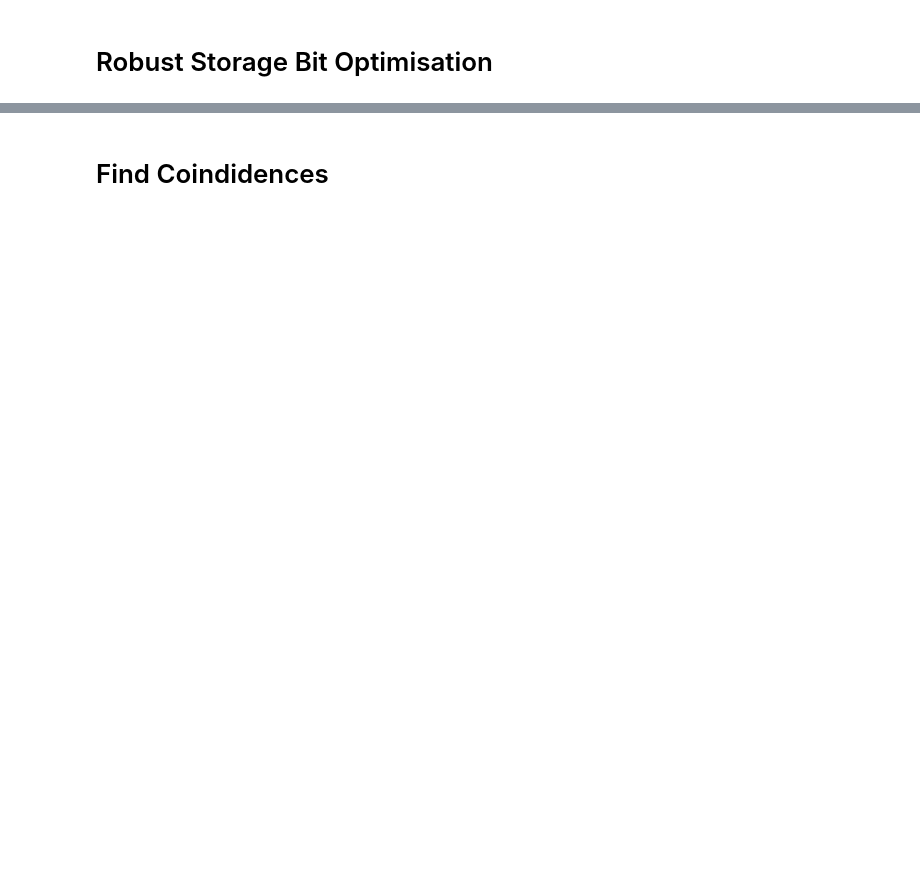
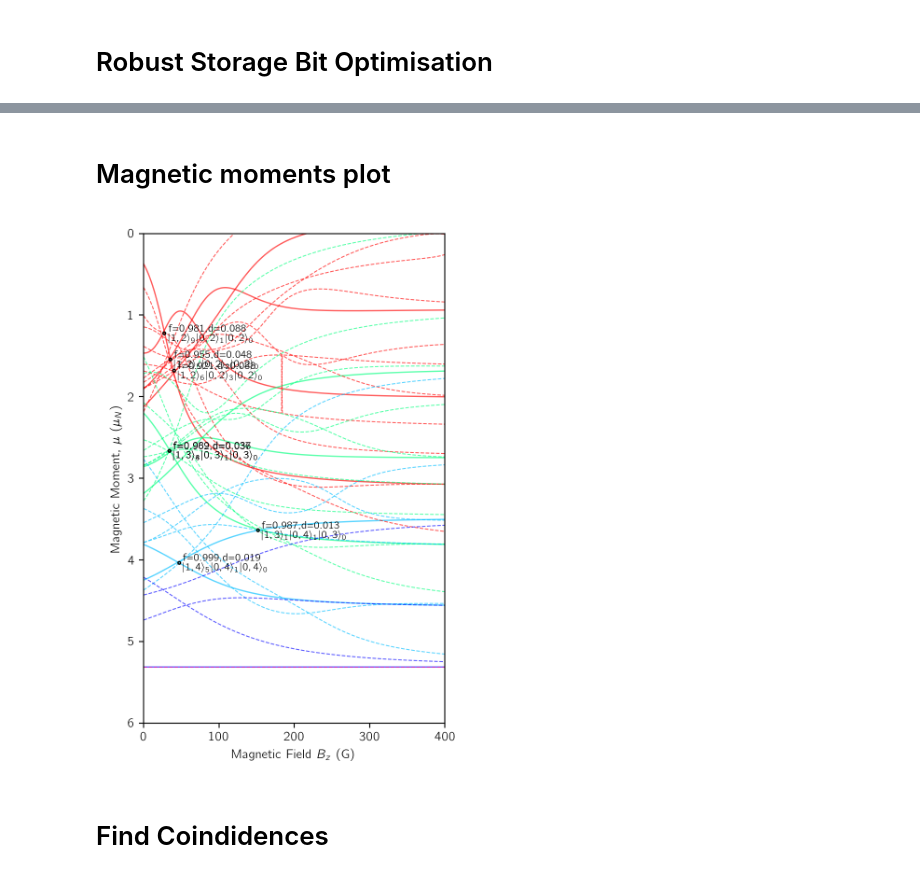
Before and after one commit to tomhepz/MolecularEnergyLevels, a Jupyter notebook: notebooks/diatom-coincidences.ipynb, the cells around one changed output, grey strips where cells are left out. Drawn from its saved outputs; the diff is of its cells as text; code cells hidden in the pictures; blank space fills up the shorter version.

```diff
--- a/notebooks/diatom-coincidences.ipynb
+++ b/notebooks/diatom-coincidences.ipynb
@@ -508,3 +515,57 @@ Text(0.02, 0.5, 'Magnetic Moment $\\mu$ $(\\mu_N)$')
+# %% [markdown]
+# Magnetic moments plot
+# %%
+fig, ax = plt.subplots(figsize=(4,6))
+
+
+ax.set_xlim(0,400)
+ax.set_ylim(6,0)
+ax.set_xlabel('Magnetic Field $B_z$ (G)')
+ax.set_ylabel('Magnetic Moment, $\mu$ $(\mu_N)$')
+
+five_col = [
+'#ff0000',
+'#00ff7f',
+'#00bfff',
+'#0000ff',
+'#ff1493'
+]
+
+states_to_plot = []
+for N in range(0,2):
+    F = round(N + I1 + I2)
+    for MF in range(max(-F,2),min(F+1,7)):
+        for di in range(label_degeneracy(N,MF)):
+            states_to_plot.append((N,MF,di))
+
+for state_label in states_to_plot:
+    lw=1
+    col = five_col[state_label[1]-2]
+    ls = 'solid'
+    if state_label[0] != 0:
+        ls = 'dashed'
+        lw=0.75
+
+    index = label_to_state_no(*state_label)
+    ax.plot(B*GAUSS, MAGNETIC_MOMENTS[:,index]/muN,linestyle=ls, color=col, alpha=0.65,linewidth=lw);
+
+
+# find all triplets
+for i,(la,lb,lc) in enumerate(ordered_states[:100]):
+    if la[0] == 1 and lb[0]==0 and lc[0]==0:
+        if la[1]<=6 and la[1]>=2 and lb[1]<=6 and lb[1]>=2 and lc[1]<=6 and lc[1]>=2:
+            fid = ordered_fidelities[i]
+            dev = ordered_deviations[i]/muN
+            if fid < 0.9 or dev > 0.1:
+                continue
+            x = B[ordered_B[i]]*GAUSS
+            state_indices = np.array([label_to_state_no(*la),label_to_state_no(*lb),label_to_state_no(*lc)])
+            y = np.sum(np.abs(MAGNETIC_MOMENTS[ordered_B[i],state_indices]))/(3*muN)
+            ax.plot([x],[y], 'o', mfc='none',markersize=2,c='black')
+            ax.text(x+5,y,f'f={fid:.3f},d={dev:.3f}',fontsize=8,va='bottom',ha='left',picker=True)
+            ax.text(x+5,y,r'$|{},{}\rangle_{} |{},{}\rangle_{} |{},{}\rangle_{}$'.format(*la,*lb,*lc),fontsize=8,va='top',ha='left',picker=True)
+# %% [output]
+[figure, added]
 # %% [markdown]
 # Find Coindidences
 # %%
```
Also changed, not shown: parts of 19 cells of this notebook, 6 other files.
